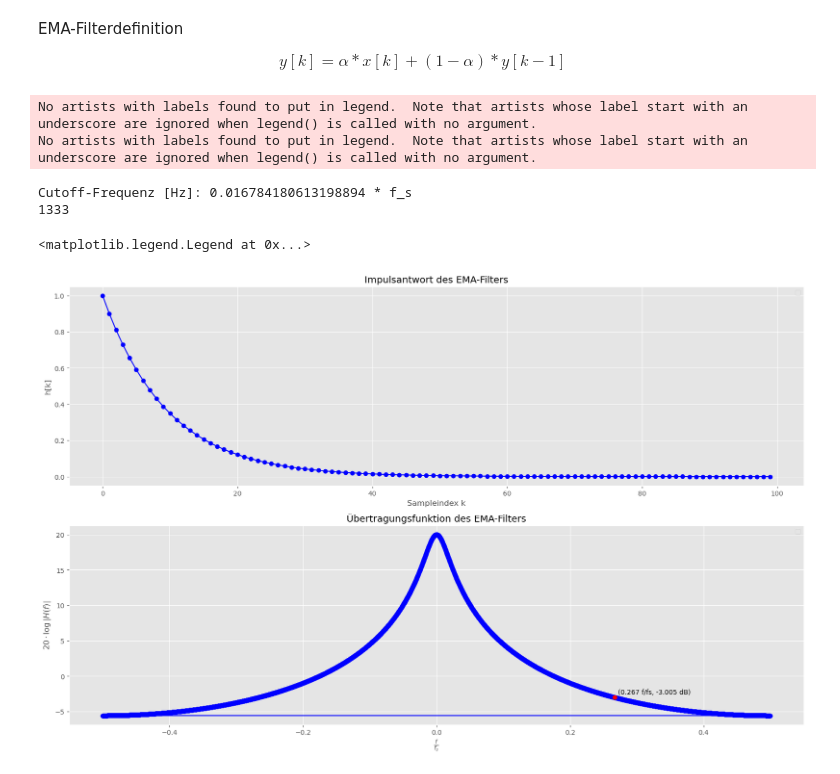
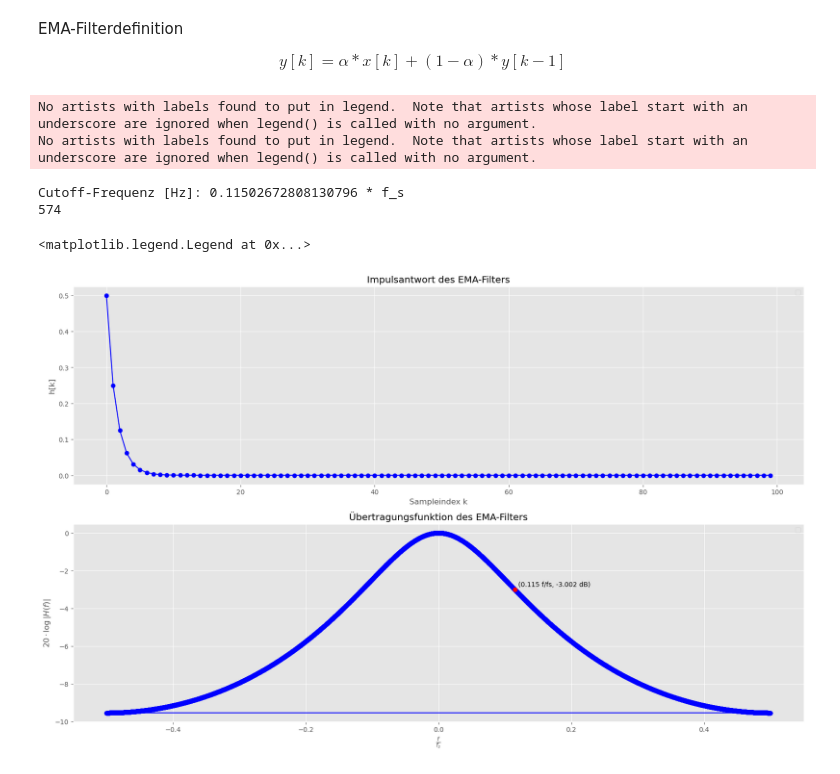
Before and after one commit to davedavido/Hardwareentwurf_EMA_Filter, a Jupyter notebook: Python/ema.ipynb, the cells around one changed output. Saved outputs shown, nothing was run; the diff lists cells and outputs as text; code cells hidden in the pictures.

```diff
--- a/Python/ema.ipynb
+++ b/Python/ema.ipynb
@@ -7,7 +7,7 @@ EMA-Filterdefinition
 
 $$y[k] = \alpha * x[k] + (1-\alpha) * y[k-1]$$
 # %%
-a = 0.1
+a = 0.5
 f_s = 1 #Normierte Samplingfrequenz
 f_c = f_s / (2* np.pi) * np.arccos(1- (a**2/(2*(1-a))))
 print('Cutoff-Frequenz [Hz]:',f_c, '* f_s')
@@ -17,7 +17,7 @@ dirac = np.zeros(5000)
 dirac[0] = 1
 
 h = np.zeros(len(dirac))
-y = 1
+y = 0
 #Filter
 for i in range (len(h)):
     h[i] = a * dirac[i] + (1-a) * y
@@ -29,33 +29,33 @@ freq = np.fft.fftfreq(h.shape[-1])
 
 
 #Plot h
 plt.style.use('ggplot')
 fig, (ax1, ax2) = plt.subplots(2,1 ,figsize = (20,12))
 ax1.plot(h[:100], 'bo-')
 ax1.set_title('Impulsantwort des EMA-Filters')
 ax1.set_xlabel('Sampleindex k')
 ax1.set_ylabel('h[k]')
 ax1.grid(True)
 ax1.legend()
 
 #Plot H
 # -3dB Datenpunkt finden
 index_to_mark = np.argmax(20*np.log10(abs(H)) <= -3)
 print(index_to_mark)
 
 ax2.plot(freq,20*np.log10(abs(H)), 'bo-')
 ax2.plot(freq[index_to_mark], 20*np.log10(abs(H[index_to_mark])), 'ro')
 ax2.annotate(f'({freq[index_to_mark]:.3f} f/fs, {20*np.log10(abs(H[index_to_mark])):.3f} dB)', (freq[index_to_mark], 20*np.log10(abs(H[index_to_mark]))), xytext=(5, 5), textcoords='offset points')
 
 ax2.set_title('Übertragungsfunktion des EMA-Filters')
 ax2.set_xlabel(r'$\frac{f}{f_s}$')
 ax2.set_ylabel(r'$20 \cdot \log{|H(f)|}$')
 ax2.grid(True)
 ax2.legend()
 # %% [output]
 No artists with labels found to put in legend.  Note that artists whose label start with an underscore are ignored when legend() is called with no argument.
 No artists with labels found to put in legend.  Note that artists whose label start with an underscore are ignored when legend() is called with no argument.
-Cutoff-Frequenz [Hz]: 0.016784180613198894 * f_s
-1333
+Cutoff-Frequenz [Hz]: 0.11502672808130796 * f_s
+574
 <matplotlib.legend.Legend at 0x...>
-[figure, old version]
+[figure, new version]
```
